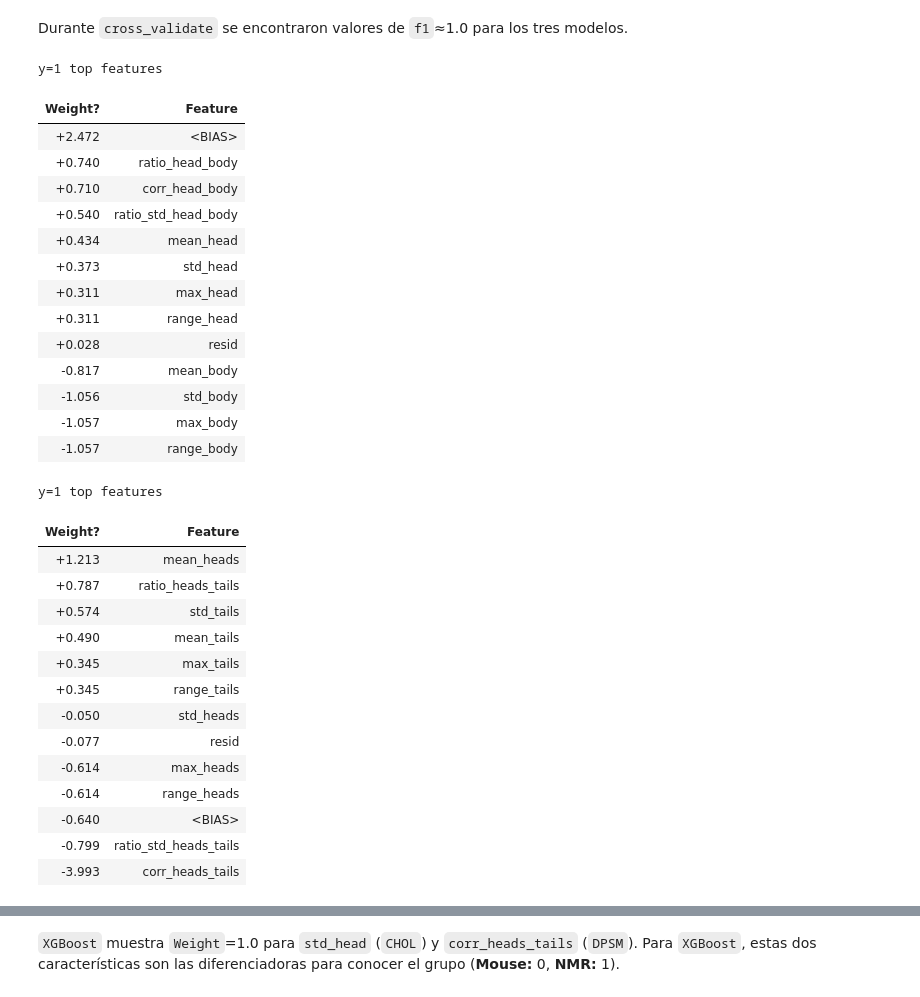
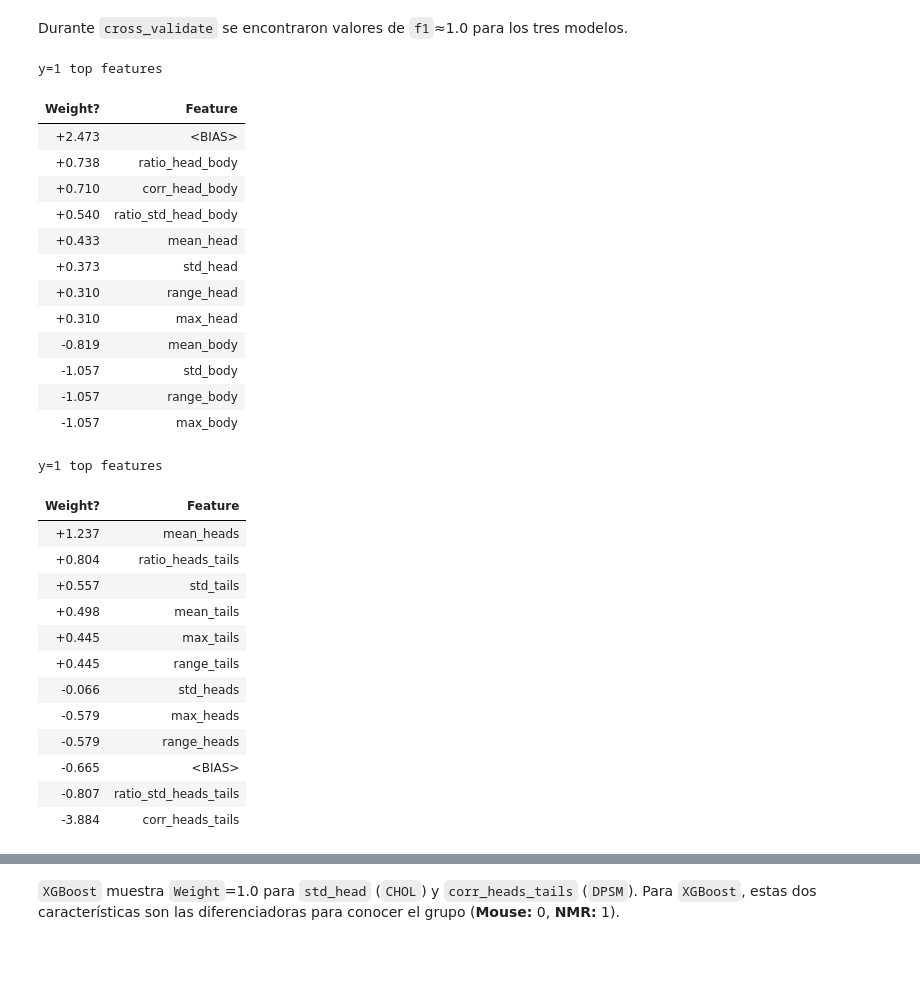
Before and after one commit to dylanhrojas/mouse-nmr, a Jupyter notebook: notebooks/03_training.ipynb, the cells around one changed output, grey strips where cells are left out. Drawn from its saved outputs; the diff is of its cells as text; code cells hidden in the pictures; blank space fills up the shorter version.

```diff
--- a/notebooks/03_training.ipynb
+++ b/notebooks/03_training.ipynb
@@ -153,0 +64,21 @@ Mean roc-auc: 0.9981481481481481
+# %%
+# Pipeline Logistic Regression
+log_reg_pipe = ImbPipeline([
+    ("scaler", StandardScaler()),
+    ("smote", SMOTE(random_state=42)),
+    ("clf", LogisticRegression(random_state=42))
+])
+
+# Pipeline Random Forest
+random_forest_pipe = ImbPipeline([
+    ("scaler", StandardScaler()),
+    ("smote", SMOTE(random_state=42)),
+    ("clf", RandomForestClassifier(random_state=42))
+])
+
+# Pipeline XGBoost
+xgboost_pipe = ImbPipeline([
+    ("scaler", StandardScaler()),
+    ("smote", SMOTE(random_state=42)),
+    ("clf", XGBClassifier(random_state=42, verbosity=0))
+])
@@ -154,41 +141,39 @@ Mean roc-auc: 0.9981481481481481
 # %% [markdown]
 Durante `cross_validate` se encontraron valores de `f1`≈1.0 para los tres modelos.
 # %%
-lr_baseline.fit(X_train_chol_scaled, y_train_chol)
-eli5.show_weights(lr_baseline, feature_names=X_chol.columns.to_list())
+log_reg_pipe.fit(X_train_chol, y_train_chol)
+eli5.show_weights(log_reg_pipe.named_steps["clf"], feature_names=X_chol.columns.to_list())
 # %% [output]
 y=1 top features
 | Weight? | Feature |
-| +2.472 | <BIAS> |
-| +0.740 | ratio_head_body |
+| +2.473 | <BIAS> |
+| +0.738 | ratio_head_body |
 | +0.710 | corr_head_body |
 | +0.540 | ratio_std_head_body |
-| +0.434 | mean_head |
+| +0.433 | mean_head |
 | +0.373 | std_head |
-| +0.311 | max_head |
-| +0.311 | range_head |
-| +0.028 | resid |
-| -0.817 | mean_body |
-| -1.056 | std_body |
+| +0.310 | range_head |
+| +0.310 | max_head |
+| -0.819 | mean_body |
+| -1.057 | std_body |
+| -1.057 | range_body |
 | -1.057 | max_body |
-| -1.057 | range_body |
 # %%
-lr_baseline.fit(X_train_dpsm_scaled, y_train_dpsm)
-eli5.show_weights(lr_baseline, feature_names=X_dpsm.columns.to_list())
+log_reg_pipe.fit(X_train_dpsm, y_train_dpsm)
+eli5.show_weights(log_reg_pipe.named_steps["clf"], feature_names=X_dpsm.columns.to_list())
 # %% [output]
 y=1 top features
 | Weight? | Feature |
-| +1.213 | mean_heads |
-| +0.787 | ratio_heads_tails |
-| +0.574 | std_tails |
-| +0.490 | mean_tails |
-| +0.345 | max_tails |
-| +0.345 | range_tails |
-| -0.050 | std_heads |
-| -0.077 | resid |
-| -0.614 | max_heads |
-| -0.614 | range_heads |
-| -0.640 | <BIAS> |
-| -0.799 | ratio_std_heads_tails |
-| -3.993 | corr_heads_tails |
+| +1.237 | mean_heads |
+| +0.804 | ratio_heads_tails |
+| +0.557 | std_tails |
+| +0.498 | mean_tails |
+| +0.445 | max_tails |
+| +0.445 | range_tails |
+| -0.066 | std_heads |
+| -0.579 | max_heads |
+| -0.579 | range_heads |
+| -0.665 | <BIAS> |
+| -0.807 | ratio_std_heads_tails |
+| -3.884 | corr_heads_tails |
 # %% [markdown]
```
Also changed, not shown: parts of 32 cells of this notebook.
